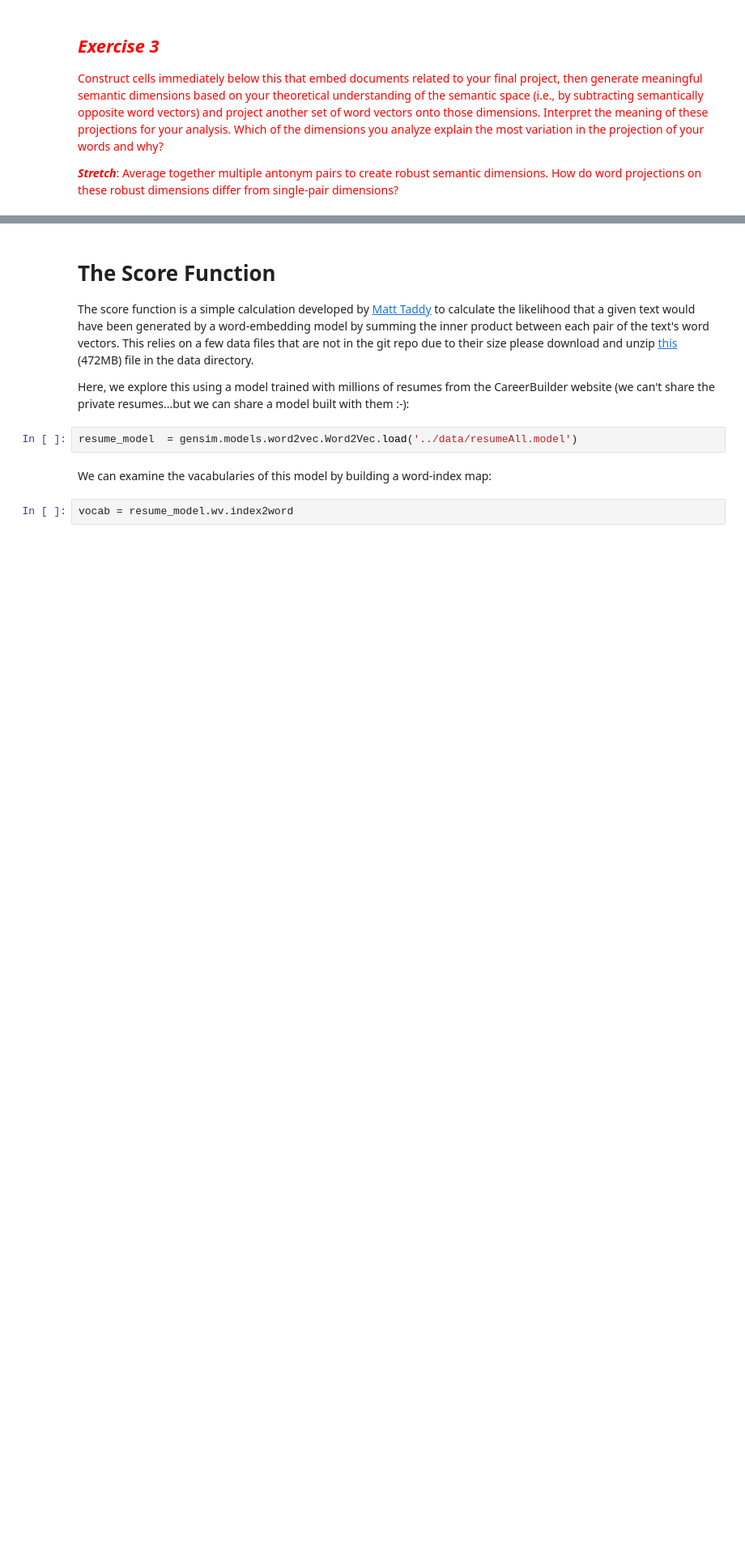
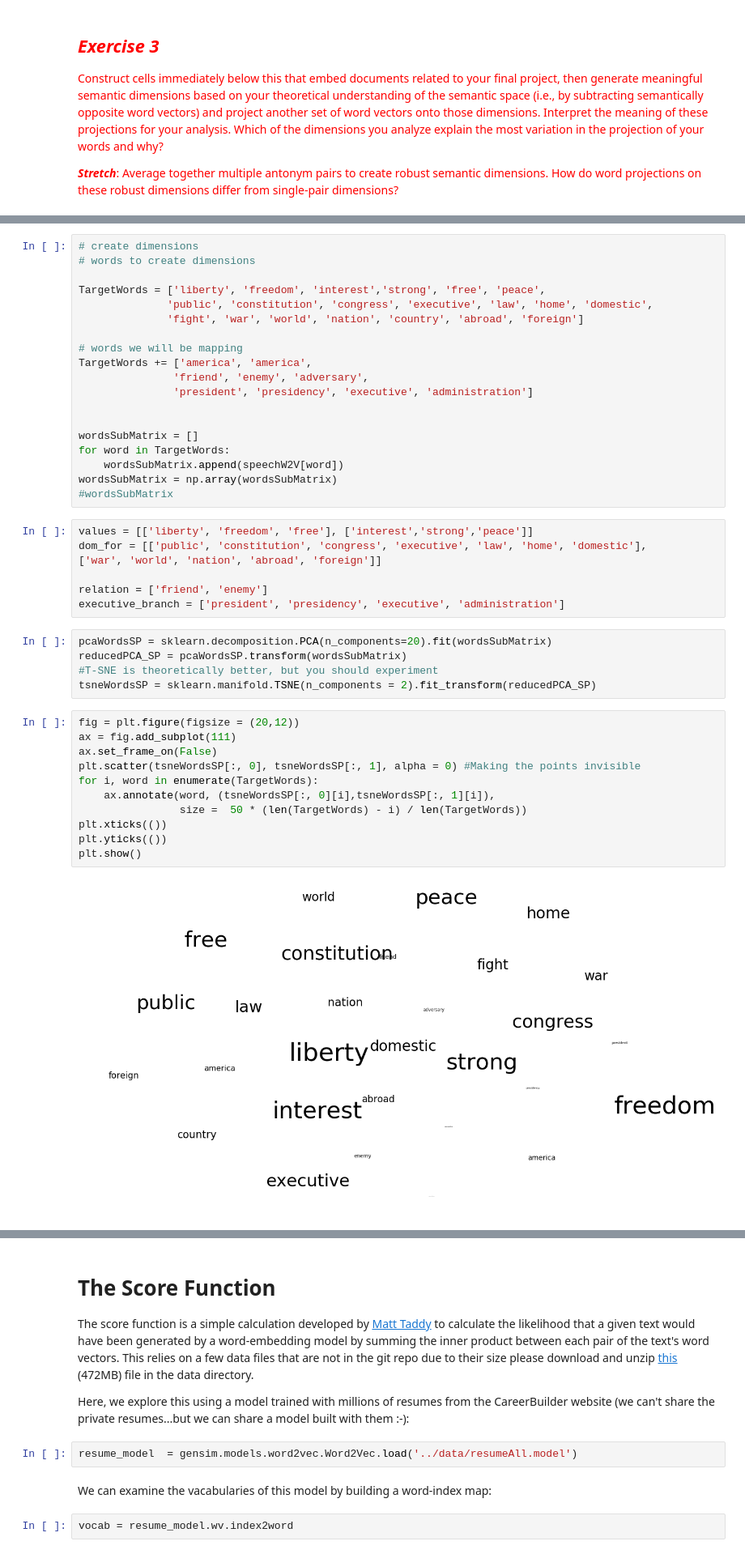
Before and after one commit to sanittawan/Content-Analysis-2020, a Jupyter notebook: week-7/7-Vector-Space-Word-Embeddings-Sanittawan.ipynb, the cells around one changed output, grey strips where cells are left out. Shown at 81% size. Cells and saved outputs as stored; diff of their text form; blank space fills up the shorter version.

```diff
--- a/week-7/7-Vector-Space-Word-Embeddings-Sanittawan.ipynb
+++ b/week-7/7-Vector-Space-Word-Embeddings-Sanittawan.ipynb
@@ -985,0 +997,44 @@ plt.show()
+# %%
+# create dimensions
+# words to create dimensions
+
+TargetWords = ['liberty', 'freedom', 'interest','strong', 'free', 'peace',
+              'public', 'constitution', 'congress', 'executive', 'law', 'home', 'domestic',
+              'fight', 'war', 'world', 'nation', 'country', 'abroad', 'foreign']
+
+# words we will be mapping
+TargetWords += ['america', 'america',
+               'friend', 'enemy', 'adversary',
+               'president', 'presidency', 'executive', 'administration']
+
+
+wordsSubMatrix = []
+for word in TargetWords:
+    wordsSubMatrix.append(speechW2V[word])
+wordsSubMatrix = np.array(wordsSubMatrix)
+#wordsSubMatrix
+# %%
+values = [['liberty', 'freedom', 'free'], ['interest','strong','peace']]
+dom_for = [['public', 'constitution', 'congress', 'executive', 'law', 'home', 'domestic'],
+['war', 'world', 'nation', 'abroad', 'foreign']]
+
+relation = ['friend', 'enemy']
+executive_branch = ['president', 'presidency', 'executive', 'administration']
+# %%
+pcaWordsSP = sklearn.decomposition.PCA(n_components=20).fit(wordsSubMatrix)
+reducedPCA_SP = pcaWordsSP.transform(wordsSubMatrix)
+#T-SNE is theoretically better, but you should experiment
+tsneWordsSP = sklearn.manifold.TSNE(n_components = 2).fit_transform(reducedPCA_SP)
+# %%
+fig = plt.figure(figsize = (20,12))
+ax = fig.add_subplot(111)
+ax.set_frame_on(False)
+plt.scatter(tsneWordsSP[:, 0], tsneWordsSP[:, 1], alpha = 0) #Making the points invisible
+for i, word in enumerate(TargetWords):
+    ax.annotate(word, (tsneWordsSP[:, 0][i],tsneWordsSP[:, 1][i]),
+                size =  50 * (len(TargetWords) - i) / len(TargetWords))
+plt.xticks(())
+plt.yticks(())
+plt.show()
+# %% [output]
+[figure, added]
```
Also changed, not shown: parts of 13 cells of this notebook.
